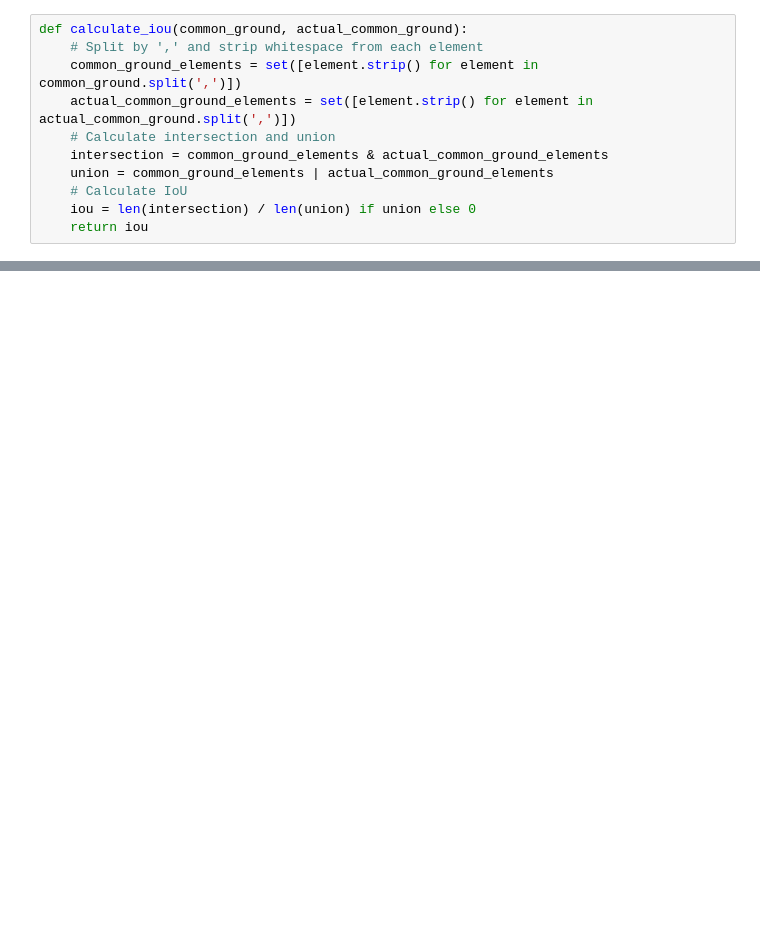
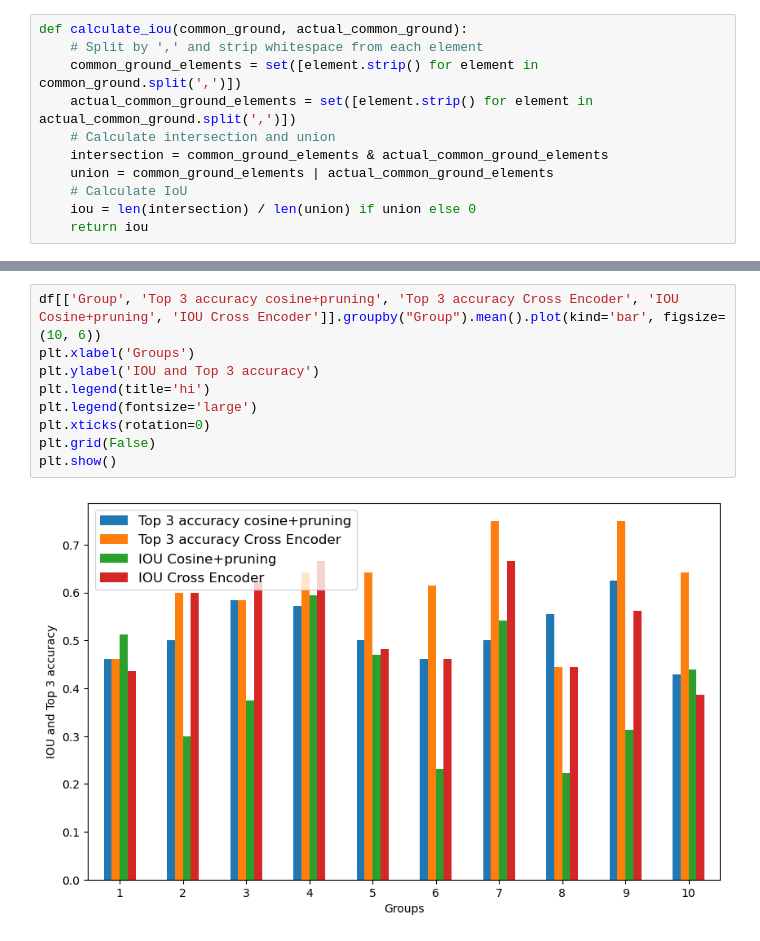
Before and after one commit to Videepvv/XE, a Jupyter notebook: XE_DP.ipynb, the cells around one changed output, grey strips where cells are left out. Drawn from its saved outputs; the diff is of its cells as text; blank space fills up the shorter version.

```diff
--- a/XE_DP.ipynb
+++ b/XE_DP.ipynb
@@ -137,0 +443,11 @@ sum(iou)/len(iou)
+# %%
+df[['Group', 'Top 3 accuracy cosine+pruning', 'Top 3 accuracy Cross Encoder', 'IOU Cosine+pruning', 'IOU Cross Encoder']].groupby("Group").mean().plot(kind='bar', figsize=(10, 6))
+plt.xlabel('Groups')
+plt.ylabel('IOU and Top 3 accuracy')
+plt.legend(title='hi')
+plt.legend(fontsize='large')
+plt.xticks(rotation=0)
+plt.grid(False)
+plt.show()
+# %% [output]
+[figure, added]
```
Also changed, not shown: parts of 47 cells of this notebook, 1 other file.
